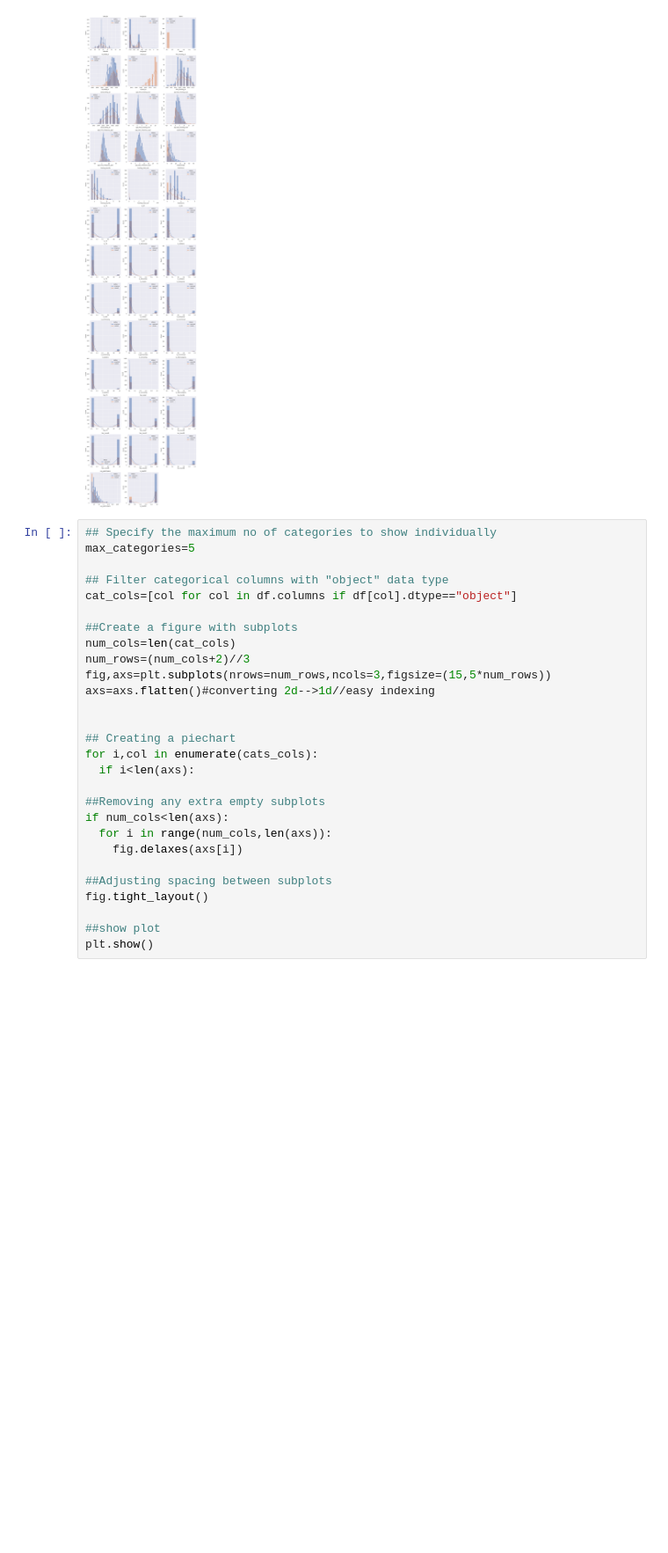
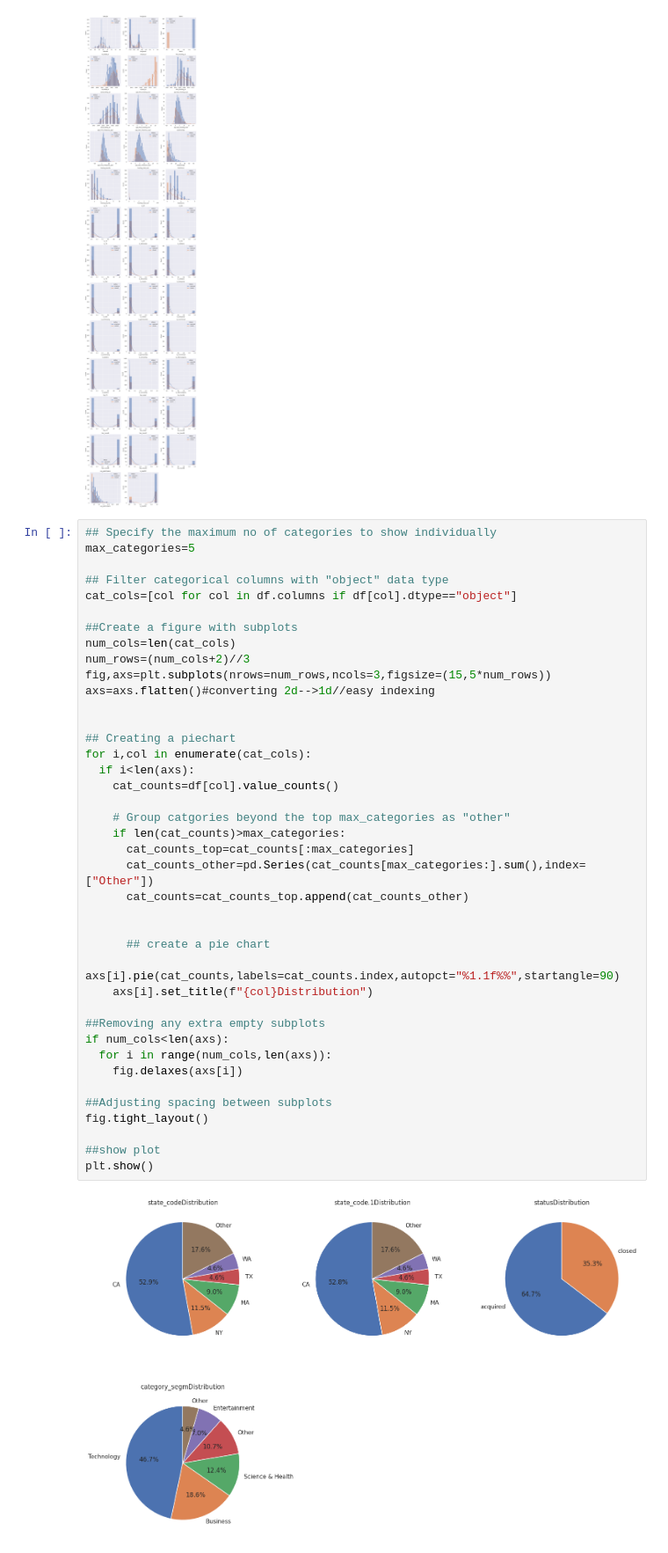
Before and after one commit to Nishint0001/Mini-Project, a Jupyter notebook: StartUp.ipynb, the cells around one changed output. Shown at 88% size. Cells and saved outputs as stored; diff of their text form; blank space fills up the shorter version.

```diff
--- a/StartUp.ipynb
+++ b/StartUp.ipynb
@@ -333,28 +333,42 @@ plt.show()
 # %%
 ## Specify the maximum no of categories to show individually
 max_categories=5
 
 ## Filter categorical columns with "object" data type
 cat_cols=[col for col in df.columns if df[col].dtype=="object"]
 
 ##Create a figure with subplots
 num_cols=len(cat_cols)
 num_rows=(num_cols+2)//3
 fig,axs=plt.subplots(nrows=num_rows,ncols=3,figsize=(15,5*num_rows))
 axs=axs.flatten()#converting 2d-->1d//easy indexing
 
 
 ## Creating a piechart
-for i,col in enumerate(cats_cols):
+for i,col in enumerate(cat_cols):
   if i<len(axs):
+    cat_counts=df[col].value_counts()
+
+    # Group catgories beyond the top max_categories as "other"
+    if len(cat_counts)>max_categories:
+      cat_counts_top=cat_counts[:max_categories]
+      cat_counts_other=pd.Series(cat_counts[max_categories:].sum(),index=["Other"])
+      cat_counts=cat_counts_top.append(cat_counts_other)
+
+
+      ## create a pie chart
+    axs[i].pie(cat_counts,labels=cat_counts.index,autopct="%1.1f%%",startangle=90)
+    axs[i].set_title(f"{col}Distribution")
 
 ##Removing any extra empty subplots
 if num_cols<len(axs):
   for i in range(num_cols,len(axs)):
     fig.delaxes(axs[i])
 
 ##Adjusting spacing between subplots
 fig.tight_layout()
 
 ##show plot
 plt.show()
+# %% [output]
+[figure, added]
```
